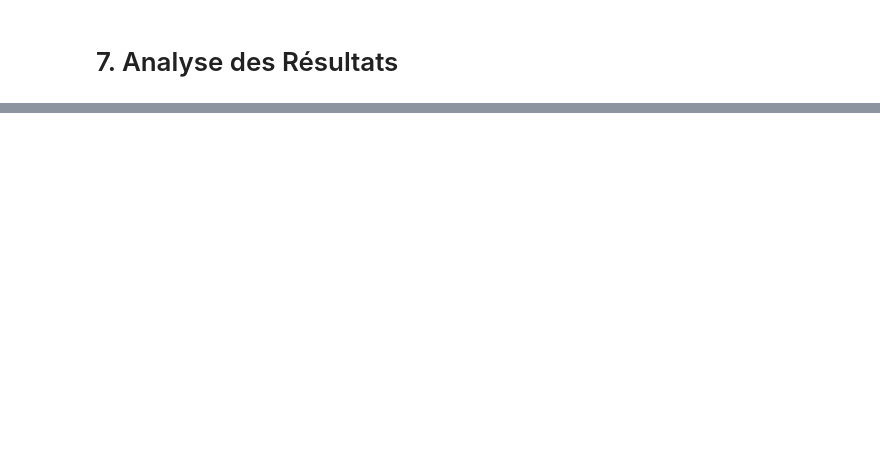
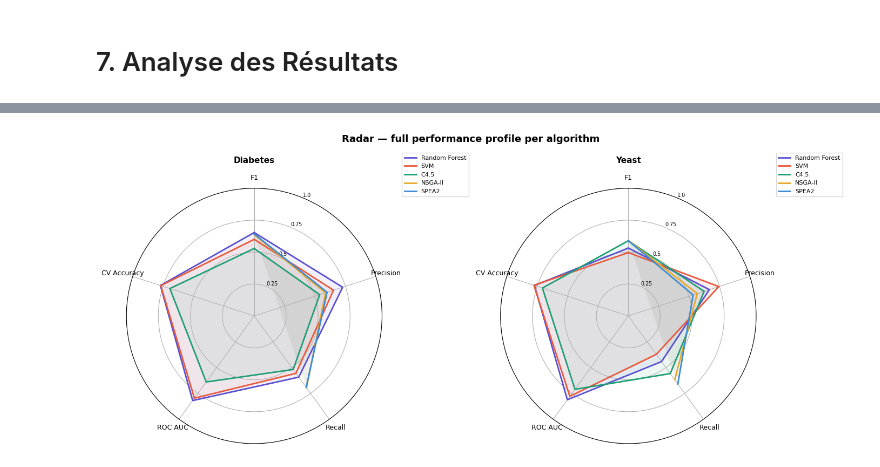
Before and after one commit to mrdedede/projet-oafd, a Jupyter notebook: classif_multi.ipynb, the cells around one changed output, grey strips where cells are left out. Drawn from its saved outputs; the diff is of its cells as text; code cells hidden in the pictures; blank space fills up the shorter version.

```diff
--- a/classif_multi.ipynb
+++ b/classif_multi.ipynb
@@ -345,0 +692,56 @@ plt.show()
+# %%
+# GÉNÉRÉ PAR L'IA
+from matplotlib.patches import FancyArrowPatch
+
+def radar_chart(ax, values_dict, categories, title):
+    N      = len(categories)
+    angles = np.linspace(0, 2 * np.pi, N, endpoint=False).tolist()
+    angles += angles[:1]   # close the loop
+
+    ax.set_theta_offset(np.pi / 2)
+    ax.set_theta_direction(-1)
+    ax.set_xticks(angles[:-1])
+    ax.set_xticklabels(categories, fontsize=9)
+    ax.set_ylim(0, 1)
+    ax.set_yticks([0.25, 0.5, 0.75, 1.0])
+    ax.set_yticklabels(["0.25", "0.5", "0.75", "1.0"], fontsize=7)
+    ax.set_title(title, fontsize=11, fontweight='bold', pad=15)
+
+    for algo, vals in values_dict.items():
+        v = vals + vals[:1]
+        ax.plot(angles, v, color=COLORS[algo], linewidth=2, label=algo)
+        ax.fill(angles, v, color=COLORS[algo], alpha=0.08)
+
+    ax.legend(loc='upper right', bbox_to_anchor=(1.35, 1.15), fontsize=8)
+
+
+categories = ["F1", "Precision", "Recall", "ROC AUC", "CV Accuracy"]
+
+fig, axes = plt.subplots(1, 2, figsize=(14, 6),
+                         subplot_kw=dict(polar=True))
+fig.suptitle("Radar — full performance profile per algorithm", fontsize=13, fontweight='bold')
+
+for ax, dataset in zip(axes, DATASETS):
+    values_dict = {}
+    subset = df_all[df_all["Dataset"] == dataset].set_index("Algorithm")
+
+    for algo in ALGO_ORDER:
+        if algo not in subset.index:
+            continue
+        row_data = subset.loc[algo]
+
+        values_dict[algo] = [
+            row_data["F1"]       or 0,
+            row_data["Precision"] or 0,
+            row_data["Recall"]   or 0,
+            row_data["ROC AUC"]  or 0,
+            row_data["CV Mean"]  or 0,
+        ]
+
+    radar_chart(ax, values_dict, categories, dataset)
+
+plt.tight_layout()
+plt.savefig("radar_comparison.png", dpi=150)
+plt.show()
+# %% [output]
+[figure, added]
```
Also changed, not shown: parts of 15 cells of this notebook.
